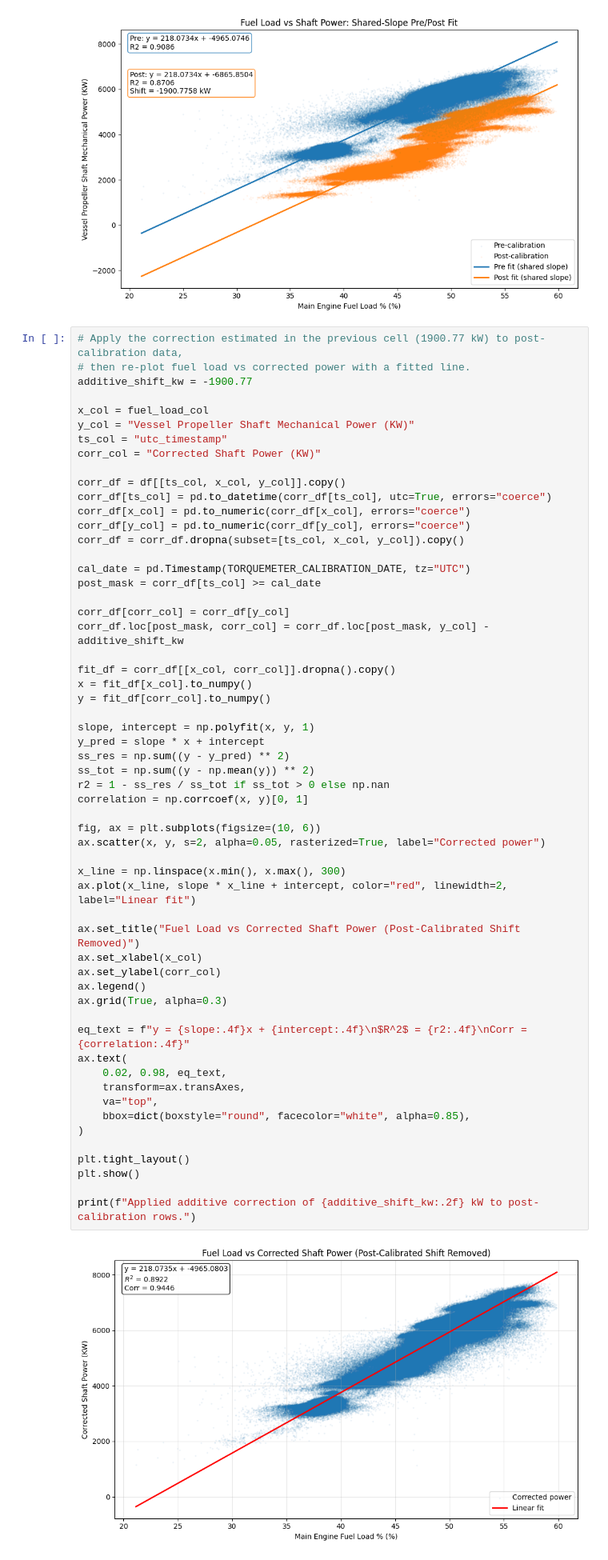
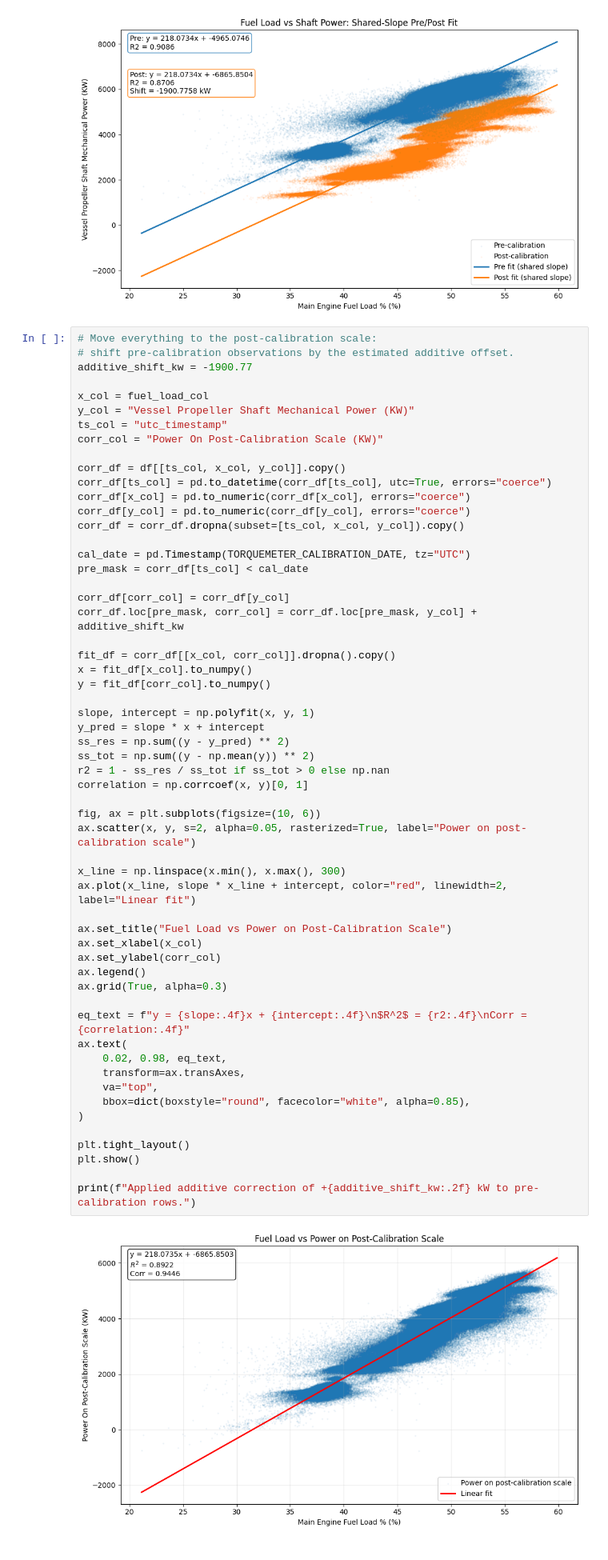
Before and after one commit to AugustBjerg/Master-s-thesis, a Jupyter notebook: code/data/cleaning-scripts/notebooks/post_filtering_validation.ipynb, the cells around one changed output. Shown at 80% size. Saved outputs shown, nothing was run; the diff lists cells and outputs as text.

Commit message:
Added some validation plots

```diff
--- a/code/data/cleaning-scripts/notebooks/post_filtering_validation.ipynb
+++ b/code/data/cleaning-scripts/notebooks/post_filtering_validation.ipynb
@@ -994,14 +983,14 @@ Pre R2: 0.9086
 Post R2: 0.8706
 [figure]
 # %%
-# Apply the correction estimated in the previous cell (1900.77 kW) to post-calibration data,
-# then re-plot fuel load vs corrected power with a fitted line.
+# Move everything to the post-calibration scale:
+# shift pre-calibration observations by the estimated additive offset.
 additive_shift_kw = -1900.77
 
 x_col = fuel_load_col
 y_col = "Vessel Propeller Shaft Mechanical Power (KW)"
 ts_col = "utc_timestamp"
-corr_col = "Corrected Shaft Power (KW)"
+corr_col = "Power On Post-Calibration Scale (KW)"
 
 corr_df = df[[ts_col, x_col, y_col]].copy()
 corr_df[ts_col] = pd.to_datetime(corr_df[ts_col], utc=True, errors="coerce")
@@ -1010,10 +999,10 @@ corr_df[y_col] = pd.to_numeric(corr_df[y_col], errors="coerce")
 corr_df = corr_df.dropna(subset=[ts_col, x_col, y_col]).copy()
 
 cal_date = pd.Timestamp(TORQUEMETER_CALIBRATION_DATE, tz="UTC")
-post_mask = corr_df[ts_col] >= cal_date
+pre_mask = corr_df[ts_col] < cal_date
 
 corr_df[corr_col] = corr_df[y_col]
-corr_df.loc[post_mask, corr_col] = corr_df.loc[post_mask, y_col] - additive_shift_kw
+corr_df.loc[pre_mask, corr_col] = corr_df.loc[pre_mask, y_col] + additive_shift_kw
 
 fit_df = corr_df[[x_col, corr_col]].dropna().copy()
 x = fit_df[x_col].to_numpy()
@@ -1021,34 +1010,34 @@ y = fit_df[corr_col].to_numpy()
 
 slope, intercept = np.polyfit(x, y, 1)
 y_pred = slope * x + intercept
 ss_res = np.sum((y - y_pred) ** 2)
 ss_tot = np.sum((y - np.mean(y)) ** 2)
 r2 = 1 - ss_res / ss_tot if ss_tot > 0 else np.nan
 correlation = np.corrcoef(x, y)[0, 1]
 
 fig, ax = plt.subplots(figsize=(10, 6))
-ax.scatter(x, y, s=2, alpha=0.05, rasterized=True, label="Corrected power")
+ax.scatter(x, y, s=2, alpha=0.05, rasterized=True, label="Power on post-calibration scale")
 
 x_line = np.linspace(x.min(), x.max(), 300)
 ax.plot(x_line, slope * x_line + intercept, color="red", linewidth=2, label="Linear fit")
 
-ax.set_title("Fuel Load vs Corrected Shaft Power (Post-Calibrated Shift Removed)")
+ax.set_title("Fuel Load vs Power on Post-Calibration Scale")
 ax.set_xlabel(x_col)
 ax.set_ylabel(corr_col)
 ax.legend()
 ax.grid(True, alpha=0.3)
 
 eq_text = f"y = {slope:.4f}x + {intercept:.4f}\n$R^2$ = {r2:.4f}\nCorr = {correlation:.4f}"
 ax.text(
     0.02, 0.98, eq_text,
     transform=ax.transAxes,
     va="top",
     bbox=dict(boxstyle="round", facecolor="white", alpha=0.85),
 )
 
 plt.tight_layout()
 plt.show()
 
-print(f"Applied additive correction of {additive_shift_kw:.2f} kW to post-calibration rows.")
+print(f"Applied additive correction of +{additive_shift_kw:.2f} kW to pre-calibration rows.")
 # %% [output]
-[figure, old version]
+[figure, new version]
```
Also changed, not shown: parts of 9 cells of this notebook.
